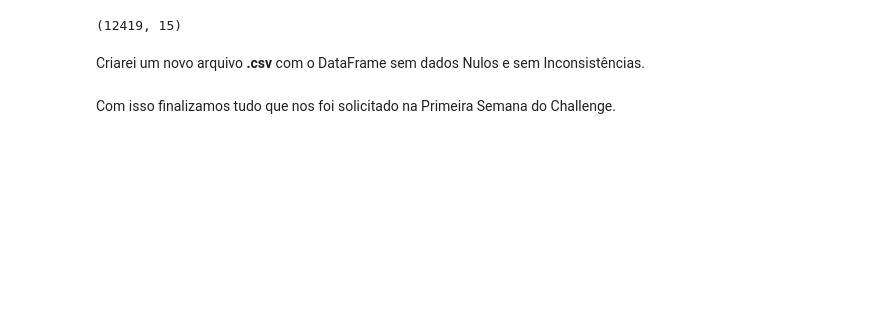
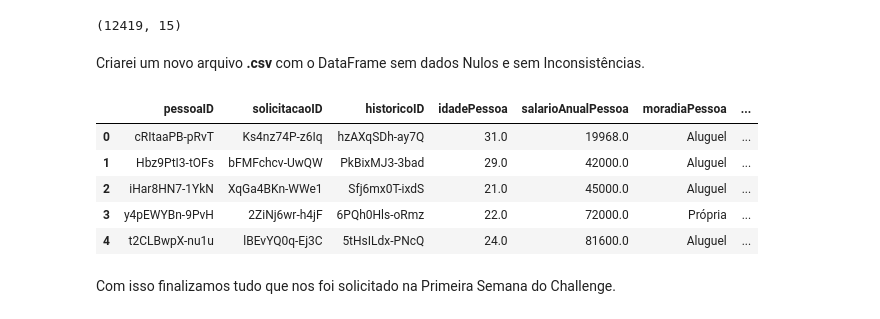
Before and after one commit to Dev-Zz/Alura_Challenge_Data_Science_2, a Jupyter notebook: Alura Challenge/Alura Challenge 1 Semana.ipynb, the cells around one changed output. Cells and saved outputs as stored; diff of their text form; code cells hidden in the pictures; blank space fills up the shorter version.

```diff
--- a/Alura Challenge/Alura Challenge 1 Semana.ipynb
+++ b/Alura Challenge/Alura Challenge 1 Semana.ipynb
@@ -297,4 +297,4 @@ dataframe_com_nulos.to_csv(r"C:\Users\Jose Eduardo\Documents\GitHub\challenge_al
 # %%
 dataframe_sem_nulos = dados.dropna()
 dataframe_sem_nulos.reset_index(inplace=True)
-dataframe_sem_nulos.drop(["index"], axis=1, inplace=True)
+dataframe_sem_nulos = dataframe_sem_nulos.drop(["index"], axis=1)
@@ -329,7 +324,8 @@ Para o dataframe_sem_nulos devemos corrigir algumas inconsistências:
 
 - Conforme verificado acima as colunas: **['idadePessoa', 'tempoTrabalhoPessoa', 'statusInadimplencia']** estão com **TIPOS INCORRETOS**.
 # %%
-dataframe_sem_nulos['idadePessoa'] = dataframe_sem_nulos['idadePessoa'].astype(np.int64)
-dataframe_sem_nulos.tempoTrabalhoPessoa = dataframe_sem_nulos.tempoTrabalhoPessoa.astype(np.int64)
-dataframe_sem_nulos.statusInadimplencia = dataframe_sem_nulos.statusInadimplencia.astype(np.int64)
+dataframe_sem_nulos.idadePessoa.astype(np.int64)
+dataframe_sem_nulos.tempoTrabalhoPessoa.astype(np.int64)
+dataframe_sem_nulos.statusInadimplencia.astype(np.int64)
+dataframe_sem_nulos.info()
 # %% [output]
@@ -388,4 +366,4 @@ dataframe_sem_nulos.query('idadePessoa == 144')
 # %%
-dataframe_sem_nulos.drop(1708, axis=0, inplace=True)
+dataframe_sem_nulos = dataframe_sem_nulos.drop(1708)
 dataframe_sem_nulos.reset_index(inplace=True)
-dataframe_sem_nulos.drop(["index"], axis=1, inplace=True)
+dataframe_sem_nulos = dataframe_sem_nulos.drop(["index"], axis=1)
@@ -404,6 +373,15 @@ dataframe_sem_nulos.shape
 (12419, 15)
 # %% [markdown]
 Criarei um novo arquivo **.csv** com o DataFrame sem dados Nulos e sem Inconsistências.
+# %%
+dataframe_sem_nulos.head()
+# %% [output]
+|  | pessoaID | solicitacaoID | historicoID | idadePessoa | salarioAnualPessoa | moradiaPessoa | ... |
+| 0 | cRItaaPB-pRvT | Ks4nz74P-z6Iq | hzAXqSDh-ay7Q | 31.0 | 19968.0 | Aluguel | ... |
+| 1 | Hbz9PtI3-tOFs | bFMFchcv-UwQW | PkBixMJ3-3bad | 29.0 | 42000.0 | Aluguel | ... |
+| 2 | iHar8HN7-1YkN | XqGa4BKn-WWe1 | Sfj6mx0T-ixdS | 21.0 | 45000.0 | Aluguel | ... |
+| 3 | y4pEWYBn-9PvH | 2ZiNj6wr-h4jF | 6PQh0Hls-oRmz | 22.0 | 72000.0 | Própria | ... |
+| 4 | t2CLBwpX-nu1u | lBEvYQ0q-Ej3C | 5tHsILdx-PNcQ | 24.0 | 81600.0 | Aluguel | ... |
 # %%
 dataframe_sem_nulos.to_csv(r"C:\Users\Jose Eduardo\Documents\GitHub\challenge_alura_DataScience_2\Dados\dataframe_sem_nulos.csv")
 # %% [markdown]
```
Also changed, not shown: parts of 6 cells of this notebook, 1 other file.
